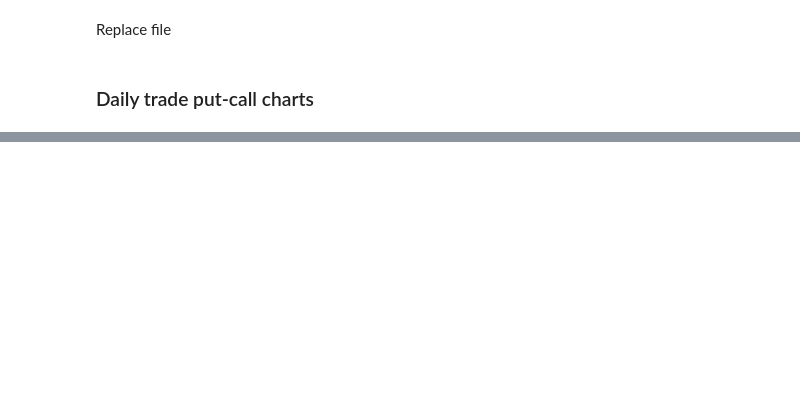
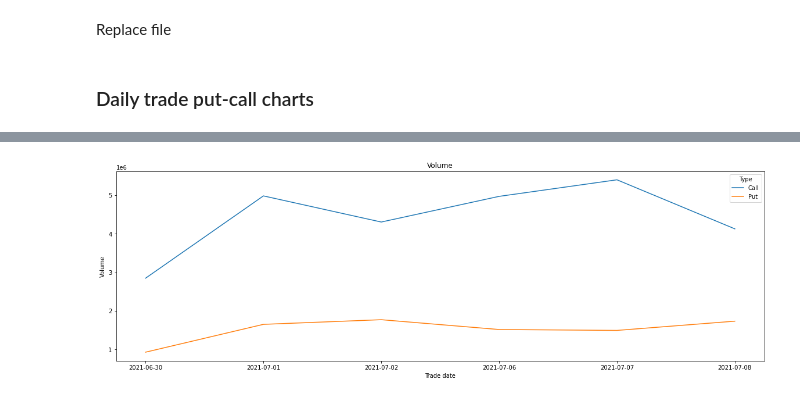
Before and after one commit to wing-puah/td-ameritrade-visualiser, a Jupyter notebook: uoa.ipynb, the cells around one changed output, grey strips where cells are left out. Drawn from its saved outputs; the diff is of its cells as text; code cells hidden in the pictures; blank space fills up the shorter version.

```diff
--- a/uoa.ipynb
+++ b/uoa.ipynb
@@ -80,6 +130,6 @@ df.to_csv(f'{OUTPUT_FILE_PATH}.csv')
 # %% [markdown]
 <h3>Daily trade put-call charts</h3>
 # %%
-daily_group = df.groupby(["Trade date", "Type"]).agg({'Amount': 'sum'})
+daily_group = df.groupby(["Trade date", "Type"]).agg({'Volume': 'sum', 'Amount': 'sum'})
 daily_group = daily_group.reset_index()
 daily_group
@@ -86,3 +150,13 @@ daily_group
+# %%
+def line_plot(data):
+    fig = plt.figure(figsize=(20, 6))
+    sns.lineplot(data=data, x="Trade date", y="Volume", hue="Type")
+    plt.title('Volume')
+    plt.show()
+
+line_plot(daily_group)
+# %% [output]
+[figure, added]
 # %%
 def line_plot(data):
     fig = plt.figure(figsize=(20, 6))
```
Also changed, not shown: parts of 27 cells of this notebook, 1 other file.
